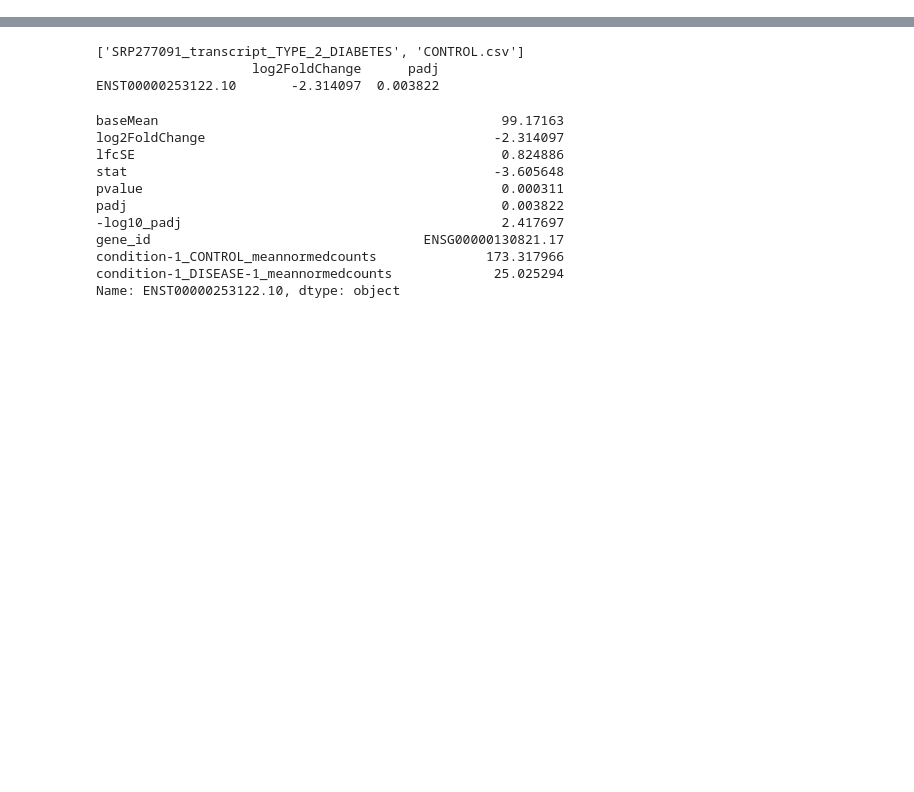
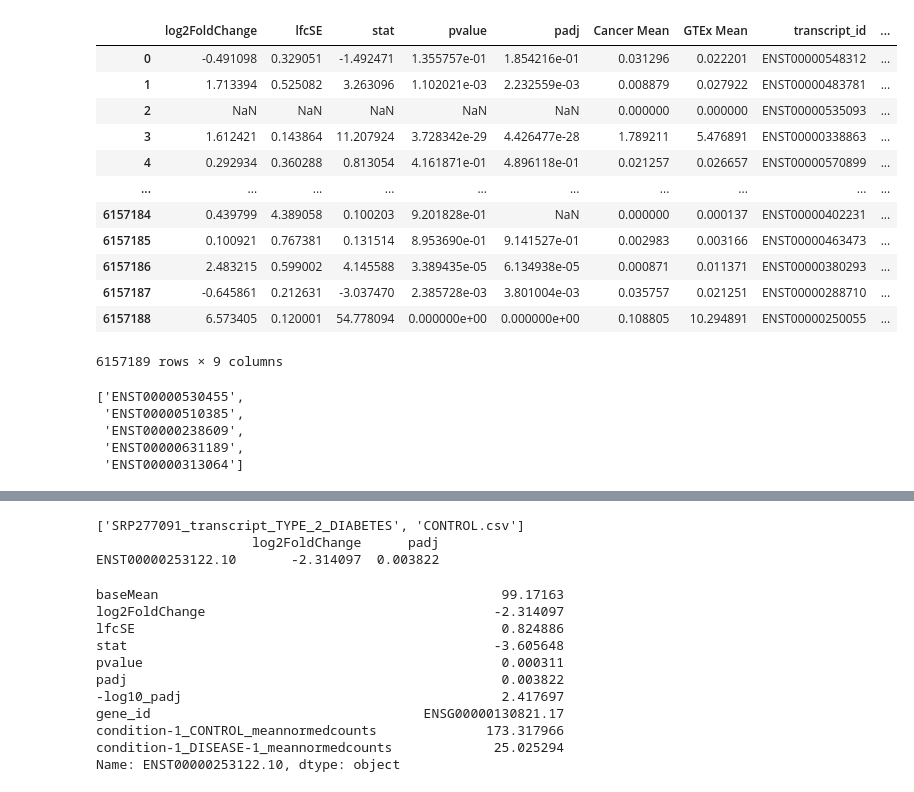
Before and after one commit to veliatx/dashboard, a Jupyter notebook: dashboard/testing.ipynb, the cells around one changed output, grey strips where cells are left out. Saved outputs shown, nothing was run; the diff lists cells and outputs as text; code cells hidden in the pictures; blank space fills up the shorter version.

Commit message:
dashboard v0.5

```diff
--- a/dashboard/testing.ipynb
+++ b/dashboard/testing.ipynb
@@ -66,0 +269,4 @@ from dashboard.util import query_transcripts
+# %%
+engine = create_engine('sqlite:////home/ec2-user/repos/dashboard/cache/xena.db', future=True)
+with engine.connect() as conn:
+    new_metadata = pd.read_sql("SELECT * FROM sample_metadata", conn)
@@ -66,0 +369,38 @@ from dashboard.util import query_transcripts
+# %%
+engine = create_engine('sqlite:////home/ec2-user/repos/dashboard/cache/xena.db', future=True)
+with engine.connect() as conn:
+    t = pd.read_sql("SELECT * from xena_exact_heatmap_data", conn)
+t
+# %% [output]
+|  | log2FoldChange | lfcSE | stat | pvalue | padj | Cancer Mean | GTEx Mean | transcript_id | ... |
+| 0 | -0.491098 | 0.329051 | -1.492471 | 1.355757e-01 | 1.854216e-01 | 0.031296 | 0.022201 | ENST00000548312 | ... |
+| 1 | 1.713394 | 0.525082 | 3.263096 | 1.102021e-03 | 2.232559e-03 | 0.008879 | 0.027922 | ENST00000483781 | ... |
+| 2 | NaN | NaN | NaN | NaN | NaN | 0.000000 | 0.000000 | ENST00000535093 | ... |
+| 3 | 1.612421 | 0.143864 | 11.207924 | 3.728342e-29 | 4.426477e-28 | 1.789211 | 5.476891 | ENST00000338863 | ... |
+| 4 | 0.292934 | 0.360288 | 0.813054 | 4.161871e-01 | 4.896118e-01 | 0.021257 | 0.026657 | ENST00000570899 | ... |
+| ... | ... | ... | ... | ... | ... | ... | ... | ... | ... |
+| 6157184 | 0.439799 | 4.389058 | 0.100203 | 9.201828e-01 | NaN | 0.000000 | 0.000137 | ENST00000402231 | ... |
+| 6157185 | 0.100921 | 0.767381 | 0.131514 | 8.953690e-01 | 9.141527e-01 | 0.002983 | 0.003166 | ENST00000463473 | ... |
+| 6157186 | 2.483215 | 0.599002 | 4.145588 | 3.389435e-05 | 6.134938e-05 | 0.000871 | 0.011371 | ENST00000380293 | ... |
+| 6157187 | -0.645861 | 0.212631 | -3.037470 | 2.385728e-03 | 3.801004e-03 | 0.035757 | 0.021251 | ENST00000288710 | ... |
+| 6157188 | 6.573405 | 0.120001 | 54.778094 | 0.000000e+00 | 0.000000e+00 | 0.108805 | 10.294891 | ENST00000250055 | ... |
+6157189 rows × 9 columns
+# %%
+import pyarrow.parquet as pq
+
+# Replace 'your_file.parquet' with the path to your Parquet file
+parquet_file = '../cache/xena_app.parq'
+
+# Read the Parquet file's metadata
+metadata = pq.read_metadata(parquet_file)
+
+# Extract column names
+# column_names = metadata.schema.names
+
+column_names[:5]
+# %% [output]
+['ENST00000530455',
+ 'ENST00000510385',
+ 'ENST00000238609',
+ 'ENST00000631189',
+ 'ENST00000313064']
```
Also changed, not shown: parts of 38 cells of this notebook, 10 other files.
